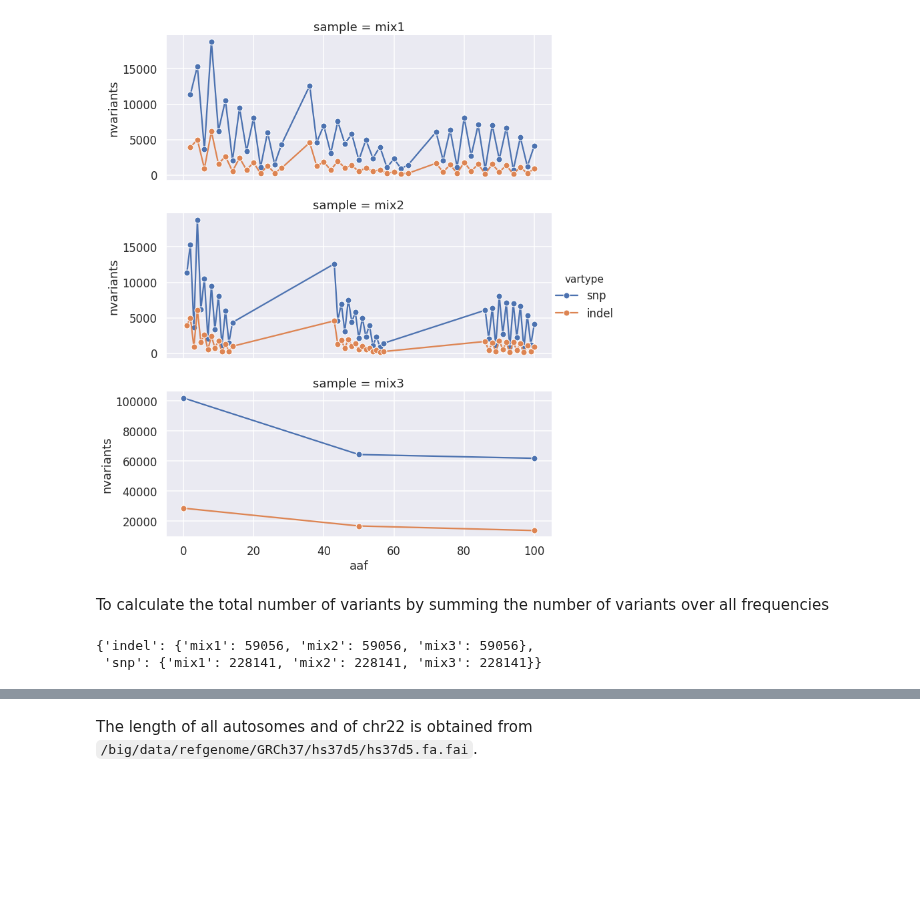
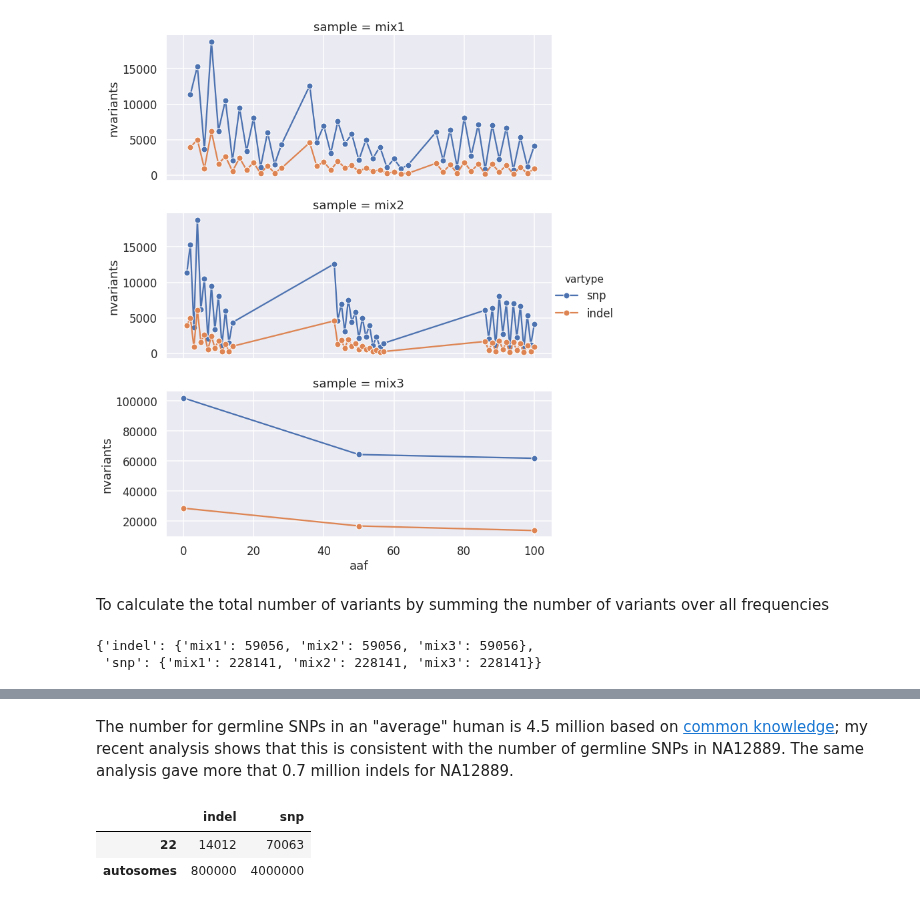
Before and after one commit to attilagk/BSM-research, a Jupyter notebook: notebook/2019-04-04-truth-sets-aaf/2019-04-04-truth-sets-aaf.ipynb, the cells around one changed output, grey strips where cells are left out. Cells and saved outputs as stored; diff of their text form; code cells hidden in the pictures; blank space fills up the shorter version.

```diff
--- a/notebook/2019-04-04-truth-sets-aaf/2019-04-04-truth-sets-aaf.ipynb
+++ b/notebook/2019-04-04-truth-sets-aaf/2019-04-04-truth-sets-aaf.ipynb
@@ -85,4 +92,13 @@ germ_vars = {'snp': 4.5e6, 'indel': 0.8e6}
-# %% [markdown]
-The length of all autosomes and of chr22 is obtained from `/big/data/refgenome/GRCh37/hs37d5/hs37d5.fa.fai`.
 # %%
 hs37d5_len = {'autosomes': 2929051733, '22': 51304566}
+# %% [markdown]
+The number for germline SNPs in an "average" human is 4.5 million based on [common knowledge](https://ghr.nlm.nih.gov/primer/genomicresearch/snp); my recent analysis shows that this is consistent with the number of germline SNPs in NA12889.  The same analysis gave more that 0.7 million indels for NA12889.
+# %%
+germ_vars = {'snp': 4e6, 'indel': 0.8e6}
+germ_vars = {k: [int(germ_vars[k] * hs37d5_len['22'] / hs37d5_len['autosomes']), int(germ_vars[k])] for k in germ_vars.keys()}
+germ_vars = pd.DataFrame(germ_vars, index=hs37d5_len.keys())
+germ_vars
+# %% [output]
+|  | indel | snp |
+| 22 | 14012 | 70063 |
+| autosomes | 800000 | 4000000 |
```
Also changed, not shown: parts of 6 cells of this notebook.
